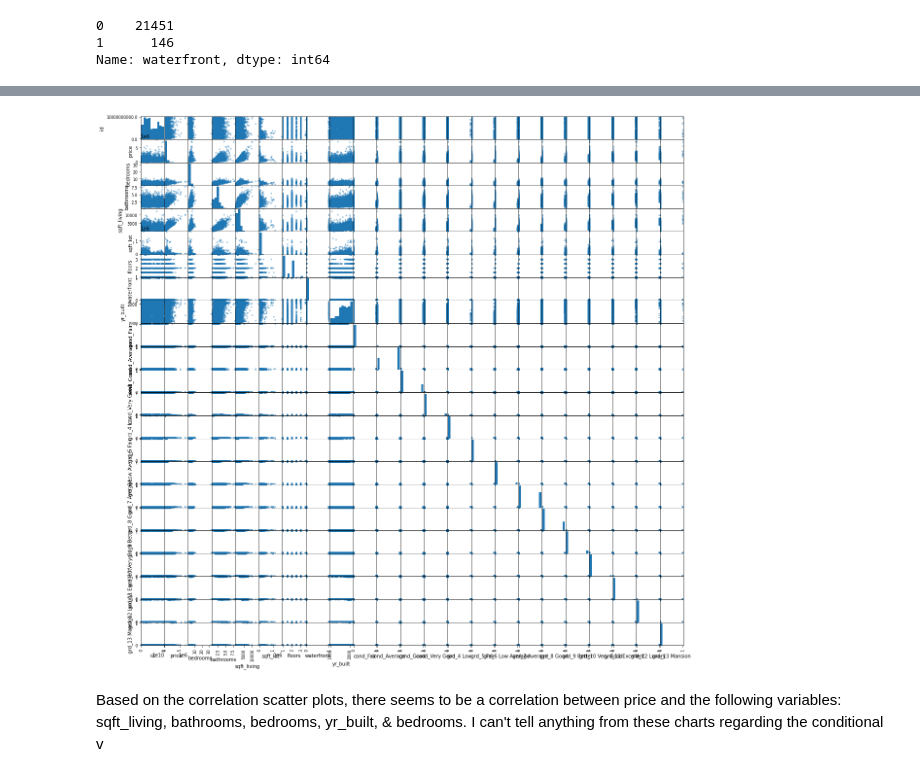
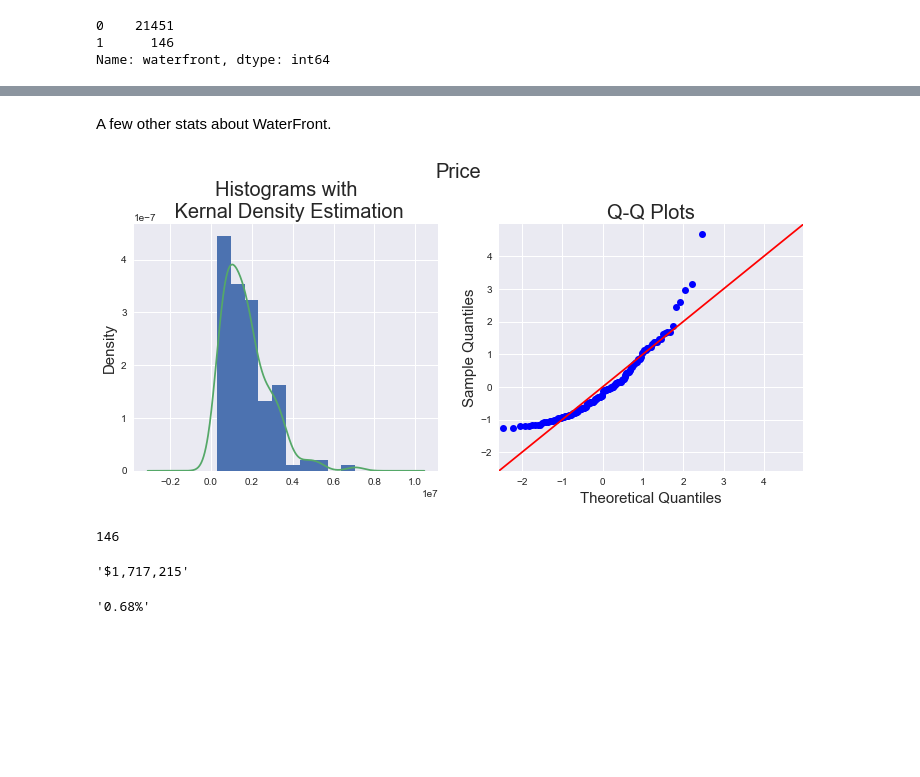
Before and after one commit to FunkyTable/Project-2-Real-Estate-Model, a Jupyter notebook: student.ipynb, the cells around one changed output, grey strips where cells are left out. Drawn from its saved outputs; the diff is of its cells as text; code cells hidden in the pictures; blank space fills up the shorter version.

```diff
--- a/student.ipynb
+++ b/student.ipynb
@@ -201,12 +683,0 @@ Now, I'll create dummy variables for each condition in both the condition and gr
-# %%
-#Condition
-data = data.join(pd.get_dummies(
-        data['condition']
-        ,prefix='cond'),
-    how='right')
-# %%
-#Grade
-data = data.join(pd.get_dummies(
-        data['grade']
-        ,prefix='grd'),
-    how='right')
@@ -216,13 +683,0 @@ Also, I'm setting the columns to an order that makes sense.
-# %%
-#Getting rid of the limit to columns.
-pd.set_option("display.max_columns", None)
-
-#Reseting the index and dropping the unwanted columns.
-data = data.reset_index()
-data = data.reindex(columns=['id', 'price', 'bedrooms', 'bathrooms',
-    'sqft_living', 'sqft_lot', 'floors', 'waterfront', 'condition',
-    'grade', 'yr_built', 'cond_Fair', 'cond_Average', 'cond_Good',
-    'cond_Very Good', 'grd_4 Low', 'grd_5 Fair', 'grd_6 Low Average',
-    'grd_7 Average', 'grd_8 Good', 'grd_9 Better', 'grd_10 Very Good',
-    'grd_11 Excellent', 'grd_12 Luxury','grd_13 Mansion'])
-data
@@ -265,7 +684,26 @@ dtype: object
-# %%
-pd.plotting.scatter_matrix(data,figsize  = [20, 20]);
-plt.show()
-# %% [output]
-[figure, removed]
-# %% [markdown]
-Based on the correlation scatter plots, there seems to be a correlation between price and the following variables: sqft_living, bathrooms, bedrooms, yr_built, & bedrooms. I can't tell anything from these charts regarding the conditional v
+# %% [markdown]
+A few other stats about WaterFront.
+# %%
+#Waterfront price distribution
+hist_qq(data.loc[data['waterfront']==1],'price')
+# %% [output]
+[figure, added]
+# %%
+len(data.loc[data['waterfront']==1])
+# %% [output]
+146
+# %%
+#The average price of waterfront homes in King County
+avg_wf_price = data.loc[data['waterfront']==1]['price'].mean()
+avg_wf_price = '${:,.0f}'.format(avg_wf_price)
+avg_wf_price
+# %% [output]
+'$1,717,215'
+# %%
+#A percentage of waterfront homes in King County
+perc = len(data.loc[
+    data['waterfront']==1]['price'])/len(data)*100
+perc = '{:,.2f}%'.format(perc)
+perc
+# %% [output]
+'0.68%'
```
Also changed, not shown: parts of 130 cells of this notebook, 1 other file.
